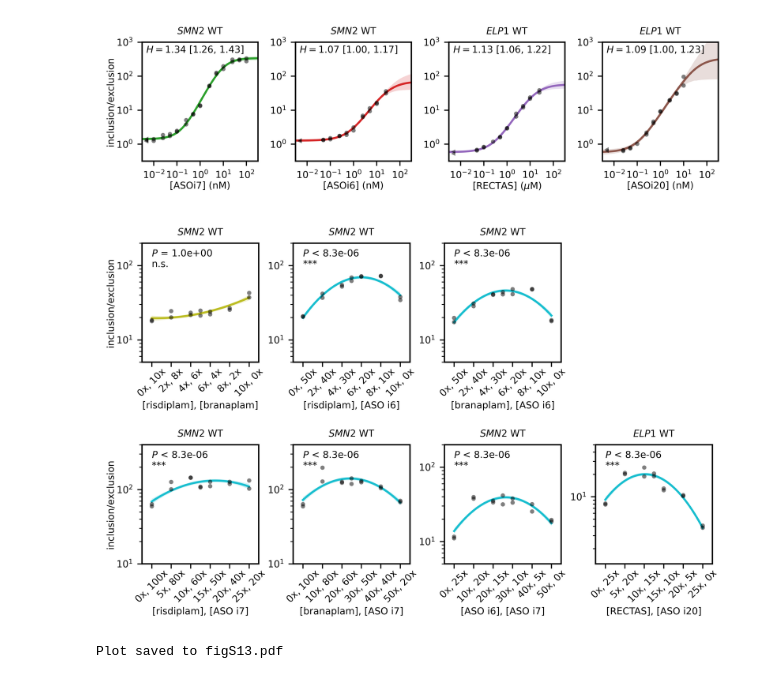
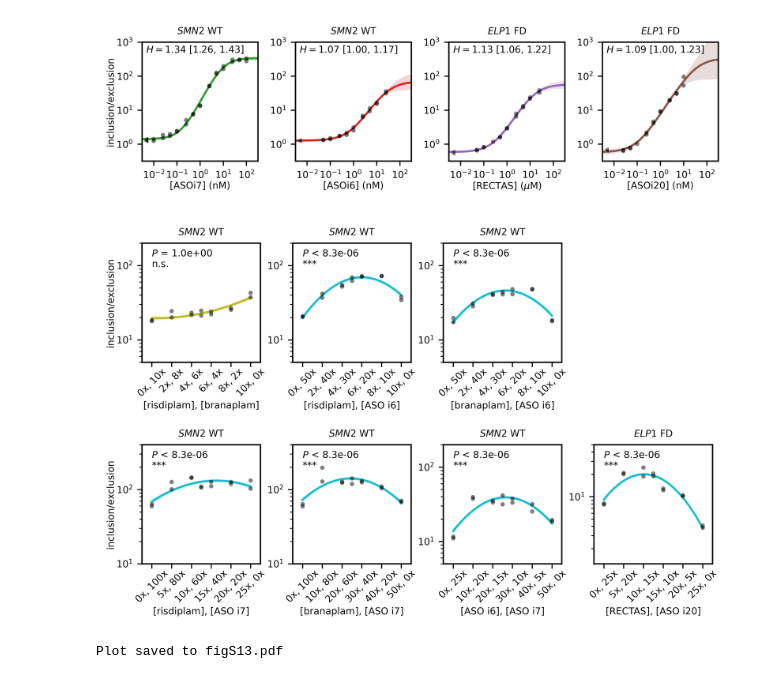
Before and after one commit to jbkinney/22_drugs, a Jupyter notebook: local/fig6/fig6_S13_TableS1.ipynb, the cells around one changed output. Saved outputs shown, nothing was run; the diff lists cells and outputs as text; code cells hidden in the pictures.

```diff
--- a/local/fig6/fig6_S13_TableS1.ipynb
+++ b/local/fig6/fig6_S13_TableS1.ipynb
@@ -415,7 +415,7 @@ fig, axs = plt.subplots(1,4,figsize=[6.5, 1.9])
 axs = axs.ravel()
 
 # Define panel contents
-minigenes = ['$SMN2$ WT', '$SMN2$ WT', '$ELP1$ WT', '$ELP1$ WT']
+minigenes = ['$SMN2$ WT', '$SMN2$ WT', '$ELP1$ FD', '$ELP1$ FD']
 drugs = ['ASOi7', 'ASOi6', 'RECTAS', 'ASOi20']
 sheet_names = ['t25a_asoi7_v2', 't25a_asoi6', 'elp1_rectas', 'elp1_aso']
 colors = ['C2','C3','C4','C5']
@@ -476,7 +476,7 @@ def draw_linear_mixture(ax,
         'B':[0, 2, 4, 6, 8, 10],
         'Ai6':[0, 10, 20, 30, 40, 50],
         'Ai7':[0, 5, 10, 15, 20, 25],
-        'Ai7_v2':[0, 20, 40, 50, 60, 80, 100],
+        'Ai7_v2':[0, 20, 40, 60, 80, 100],
         'R_v2':[0, 5, 10, 15, 20, 25],
         'B_v2':[0, 10, 20, 30, 40, 50],
         'REC':[0, 5, 10, 15, 20, 25],
@@ -595,35 +595,35 @@ axs[0,3].axis('off')
 
 draw_linear_mixture(axs[1,0],
                     'R_Ai7_v2',
                     color='C9',
                     title='$SMN2$ WT',
                     ylim=ylim*2)
 axs[1,0].set_ylabel('inclusion/exclusion')
 
 
 draw_linear_mixture(axs[1,1],
                     'B_Ai7_v2',
                     color='C9',
                     title='$SMN2$ WT',
                     ylim=ylim*2)
 
 draw_linear_mixture(axs[1,2],
                     'Ai6_Ai7',
                     color='C9',
                     title='$SMN2$ WT',
                     ylim=ylim)
 
 draw_linear_mixture(axs[1,3],
                     'REC_i20',
                     color='C9',
-                    title='$ELP1$ WT',
+                    title='$ELP1$ FD',
                     ylim=ylim/4)
 
 fig.tight_layout()
 fig.tight_layout(w_pad=0, h_pad=2)
 fig.savefig('fig6E-K.pdf', facecolor='white')
 # %% [output]
-[figure, old version]
+[figure, new version]
 # %%
 # Create figure
 fig, axs = plt.subplots(2,4,figsize=[6.5,4.1])
```
Also changed, not shown: parts of 1 cell of this notebook.
